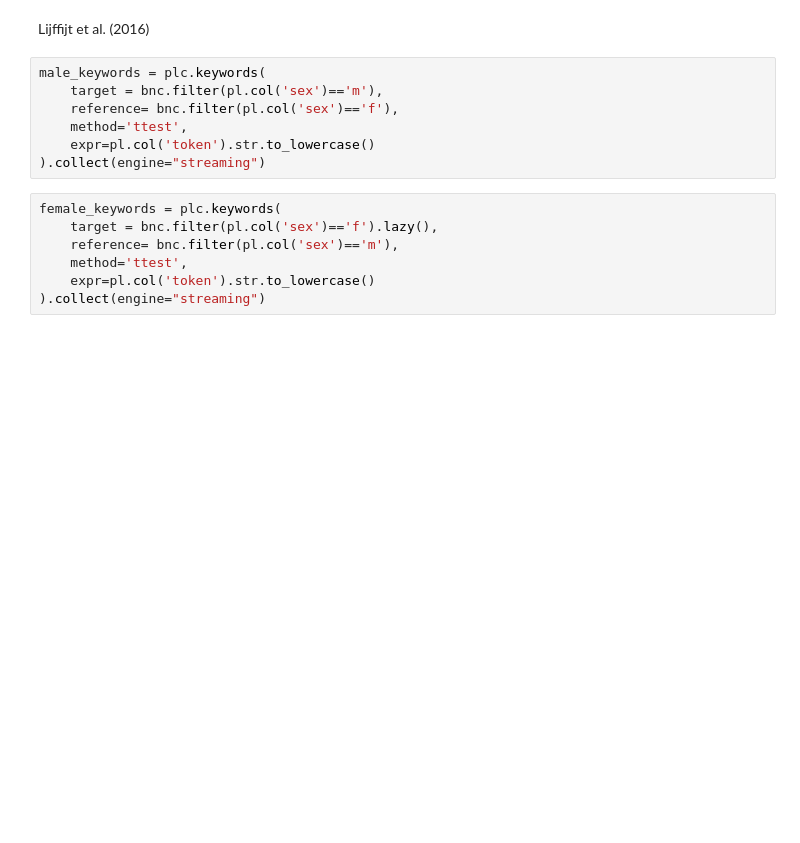
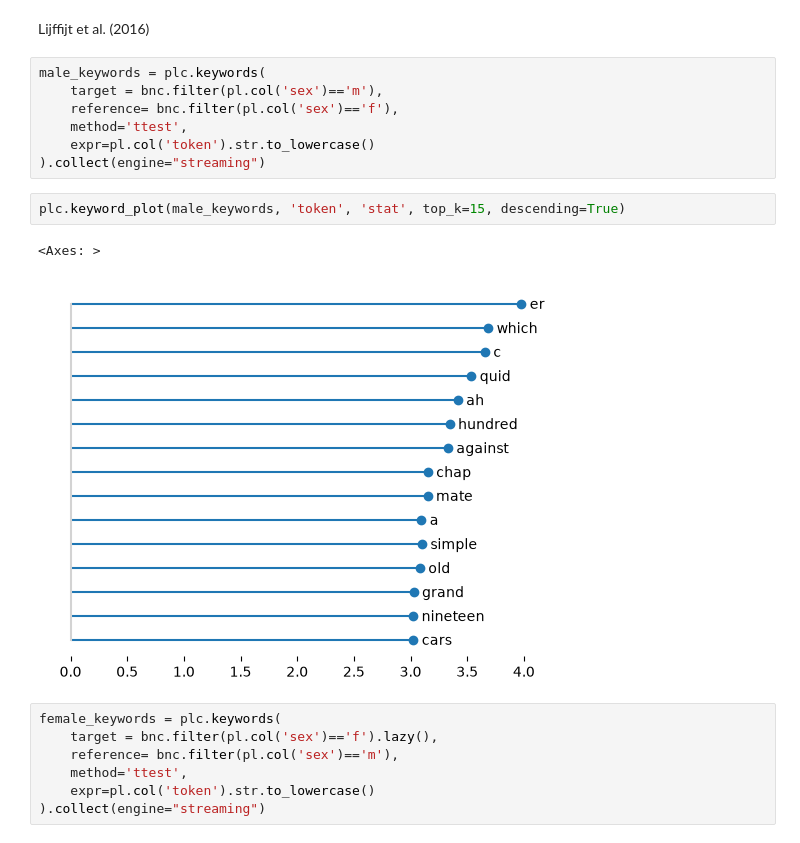
Before and after one commit to rmalouf/polars_corpus, a Jupyter notebook: examples/keywords.ipynb, the cells around one changed output. Cells and saved outputs as stored; diff of their text form; blank space fills up the shorter version.

```diff
--- a/examples/keywords.ipynb
+++ b/examples/keywords.ipynb
@@ -190,6 +110,11 @@ male_keywords = plc.keywords(
     method='ttest',
     expr=pl.col('token').str.to_lowercase()
 ).collect(engine="streaming")
+# %%
+plc.keyword_plot(male_keywords, 'token', 'stat', top_k=15, descending=True)
+# %% [output]
+<Axes: >
+[figure, added]
 # %%
 female_keywords = plc.keywords(
     target = bnc.filter(pl.col('sex')=='f').lazy(),
```
Also changed, not shown: parts of 10 cells of this notebook, 3 other files.
